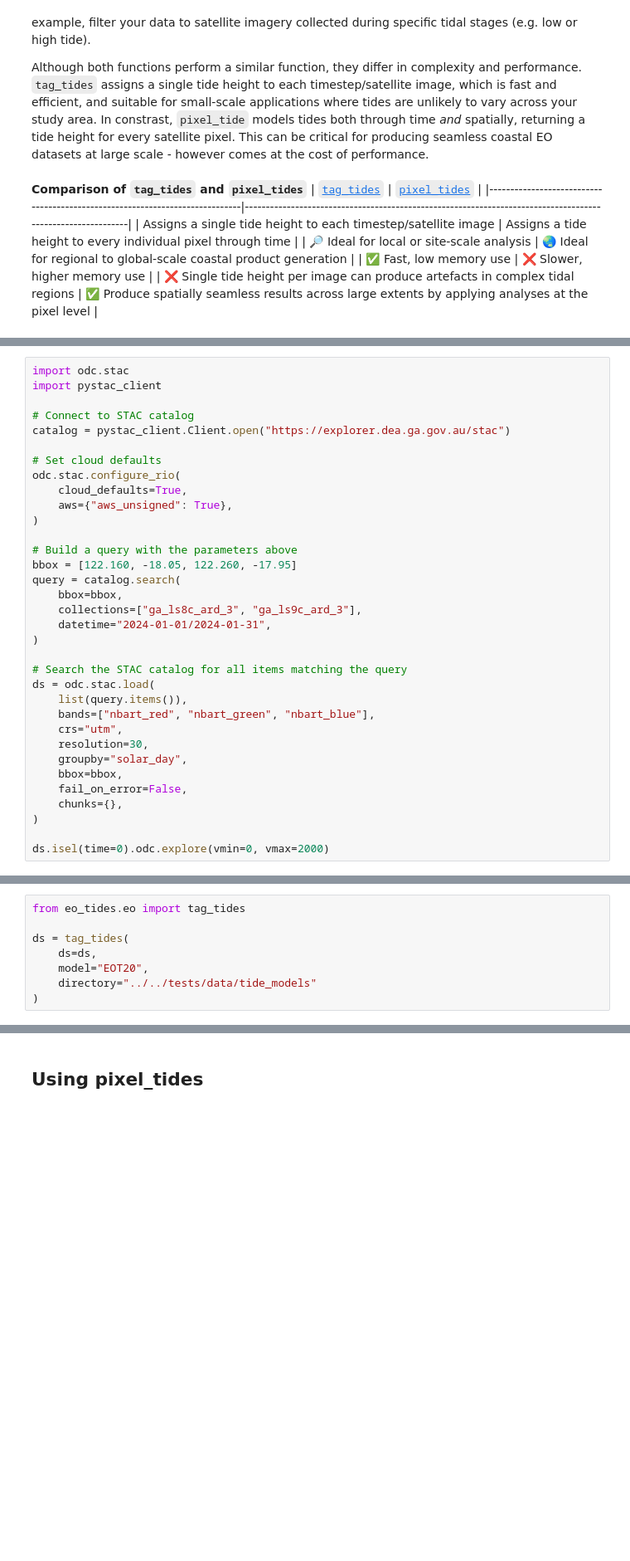
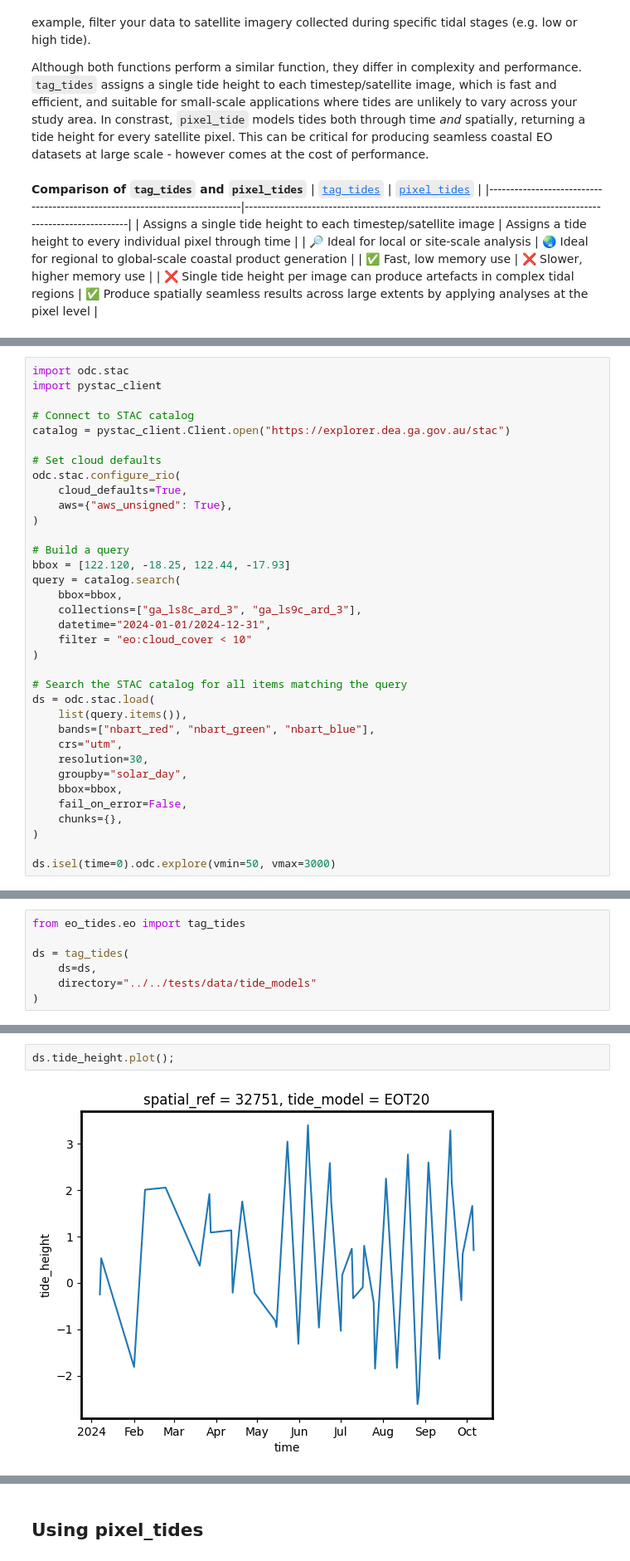
Before and after one commit to GeoscienceAustralia/eo-tides, a Jupyter notebook: docs/notebooks/Satellite_data.ipynb, the cells around one changed output, grey strips where cells are left out. Shown at 83% size. Cells and saved outputs as stored; diff of their text form; blank space fills up the shorter version.

```diff
--- a/docs/notebooks/Satellite_data.ipynb
+++ b/docs/notebooks/Satellite_data.ipynb
@@ -42,12 +42,13 @@ odc.stac.configure_rio(
     aws={"aws_unsigned": True},
 )
 
-# Build a query with the parameters above
-bbox = [122.160, -18.05, 122.260, -17.95]
+# Build a query
+bbox = [122.120, -18.25, 122.44, -17.93]
 query = catalog.search(
     bbox=bbox,
     collections=["ga_ls8c_ard_3", "ga_ls9c_ard_3"],
-    datetime="2024-01-01/2024-01-31",
+    datetime="2024-01-01/2024-12-31",
+    filter = "eo:cloud_cover < 10"
 )
 
 # Search the STAC catalog for all items matching the query
@@ -62,7 +63,7 @@ ds = odc.stac.load(
     chunks={},
 )
 
-ds.isel(time=0).odc.explore(vmin=0, vmax=2000)
+ds.isel(time=0).odc.explore(vmin=50, vmax=3000)
 # %% [output]
 [interactive output not drawn]
 # %% [markdown]
@@ -74,7 +78,6 @@ from eo_tides.eo import tag_tides
 
 ds = tag_tides(
     ds=ds,
-    model="EOT20",
     directory="../../tests/data/tide_models"
 )
 # %% [output]
@@ -100,0 +106,4 @@ Data variables:
+# %%
+ds.tide_height.plot();
+# %% [output]
+[figure, added]
```
Also changed, not shown: parts of 16 cells of this notebook.
